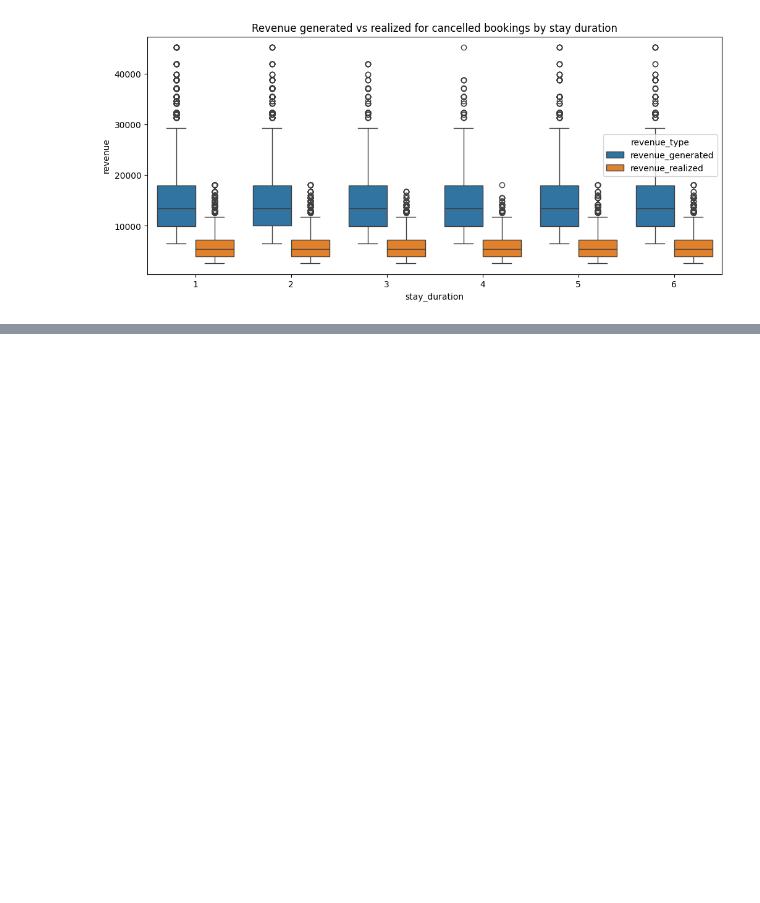
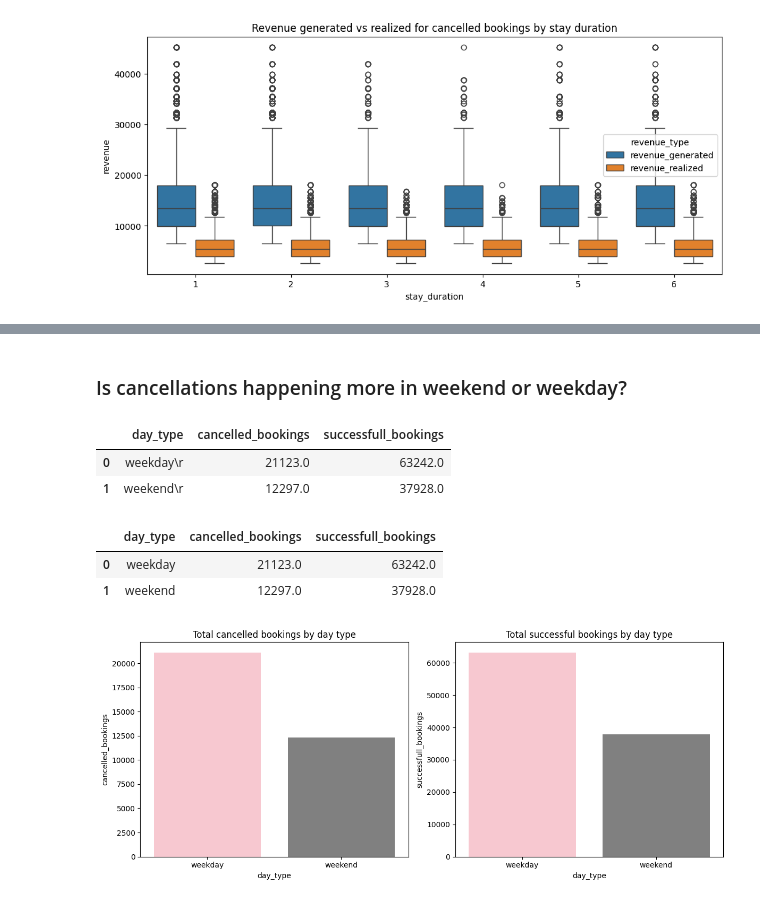
Before and after one commit to Bhuvi128/Hospitality-Revenue-Optimization-Data-analysis, a Jupyter notebook: Hospitality Revenue Optimzation.ipynb, the cells around one changed output, grey strips where cells are left out. Saved outputs shown, nothing was run; the diff lists cells and outputs as text; code cells hidden in the pictures; blank space fills up the shorter version.

```diff
--- a/Hospitality Revenue Optimzation.ipynb
+++ b/Hospitality Revenue Optimzation.ipynb
@@ -1263,0 +1272,40 @@ plt.show()
+# %% [markdown]
+### Is cancellations happening more in weekend or weekday?
+# %%
+query = """
+select dd.day_type,
+sum(case when fb.booking_status = 'Cancelled' then 1 else 0 end) cancelled_bookings,
+sum(case when fb.booking_status != 'Cancelled' then 1 else 0 end) successfull_bookings
+from fact_bookings fb left join dim_date dd
+on fb.check_in_date = dd.date_d
+group by dd.day_type
+order by cancelled_bookings desc;
+"""
+day_type_bookings = pd.read_sql(query, conn)
+day_type_bookings
+# %% [output]
+|  | day_type | cancelled_bookings | successfull_bookings |
+| 0 | weekday\r | 21123.0 | 63242.0 |
+| 1 | weekend\r | 12297.0 | 37928.0 |
+# %%
+day_type_bookings['day_type'] = day_type_bookings['day_type'].str.replace('\r','')
+day_type_bookings
+# %% [output]
+|  | day_type | cancelled_bookings | successfull_bookings |
+| 0 | weekday | 21123.0 | 63242.0 |
+| 1 | weekend | 12297.0 | 37928.0 |
+# %%
+fig, axes = plt.subplots(1, 2, figsize = (12,5))
+
+# Plot total cancelled bookings by day type
+sns.barplot(data = day_type_bookings, x = 'day_type', y = 'cancelled_bookings', ax = axes[0], palette=['pink', 'grey'])
+axes[0].set_title("Total cancelled bookings by day type")
+
+# Plot total successful bookings by day type
+sns.barplot(data = day_type_bookings, x = 'day_type', y = 'successfull_bookings', ax = axes[1], palette=['pink', 'grey'])
+axes[1].set_title("Total successful bookings by day type")
+
+plt.tight_layout()
+plt.show()
+# %% [output]
+[figure, added]
```
Also changed, not shown: parts of 1 cell of this notebook, 1 other file.
